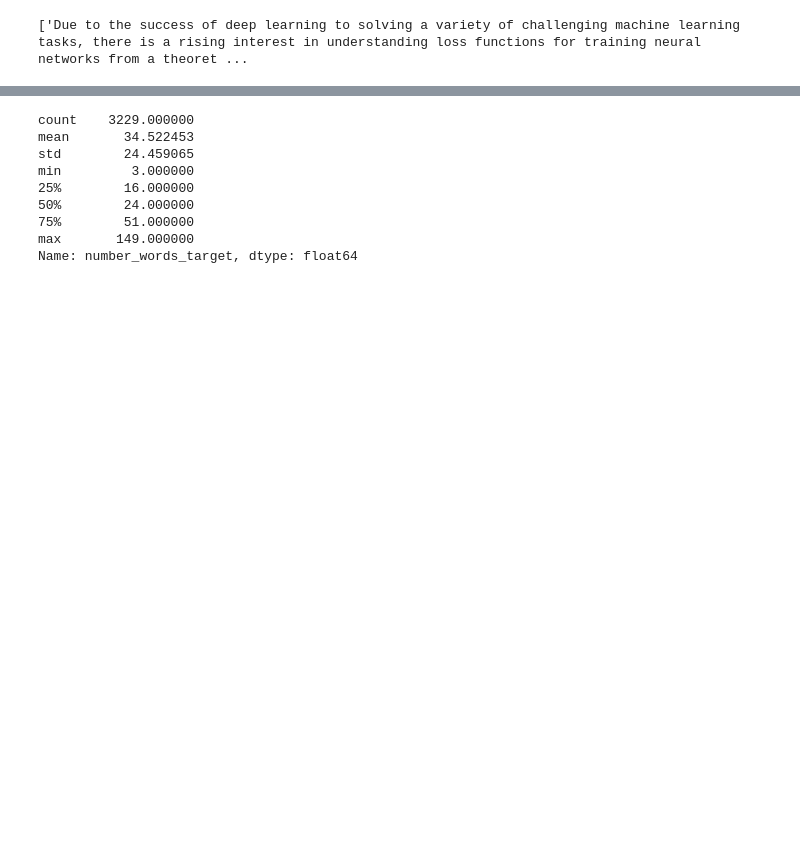
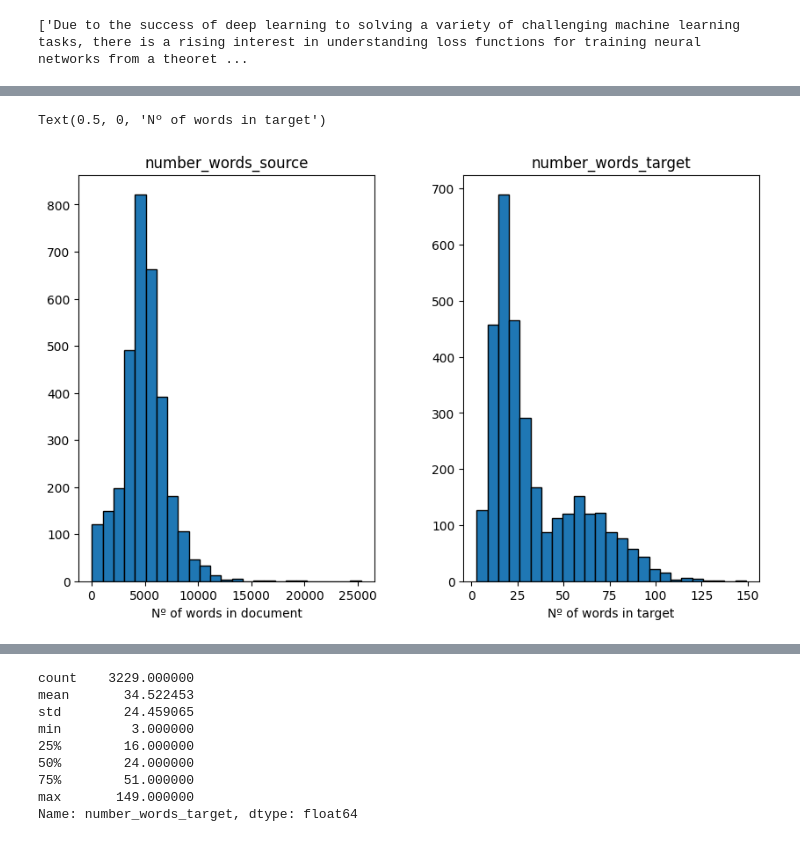
Before and after one commit to iguerrasevillano/Automated_Summaries_Generation_Scientific_Papers, a Jupyter notebook: Extractive_summaries.ipynb, the cells around one changed output, grey strips where cells are left out. Cells and saved outputs as stored; diff of their text form; code cells hidden in the pictures; blank space fills up the shorter version.

```diff
--- a/Extractive_summaries.ipynb
+++ b/Extractive_summaries.ipynb
@@ -206,0 +228,10 @@ print(data['source'][0])
+# %%
+data_eda = data.copy()
+
+data_eda =  join_words(data_eda, 'target')
+data_eda = join_words(data_eda, 'source')
+
+data_eda['number_words_source'] = count_words(data_eda, 'source')
+data_eda['number_words_target'] = count_words(data_eda, 'target')
+
+print(data_eda.describe())
@@ -206,0 +248,13 @@ print(data['source'][0])
+# %%
+fig, ax = plt.subplots(1,2, figsize=(10, 6))
+
+data_eda.hist(ax=ax,
+              bins=25,
+              edgecolor='black',
+              grid=False)
+
+ax[0].set_xlabel('Nº of words in document')
+ax[1].set_xlabel('Nº of words in target')
+# %% [output]
+Text(0.5, 0, 'Nº of words in target')
+[figure, added]
```
Also changed, not shown: parts of 26 cells of this notebook.
